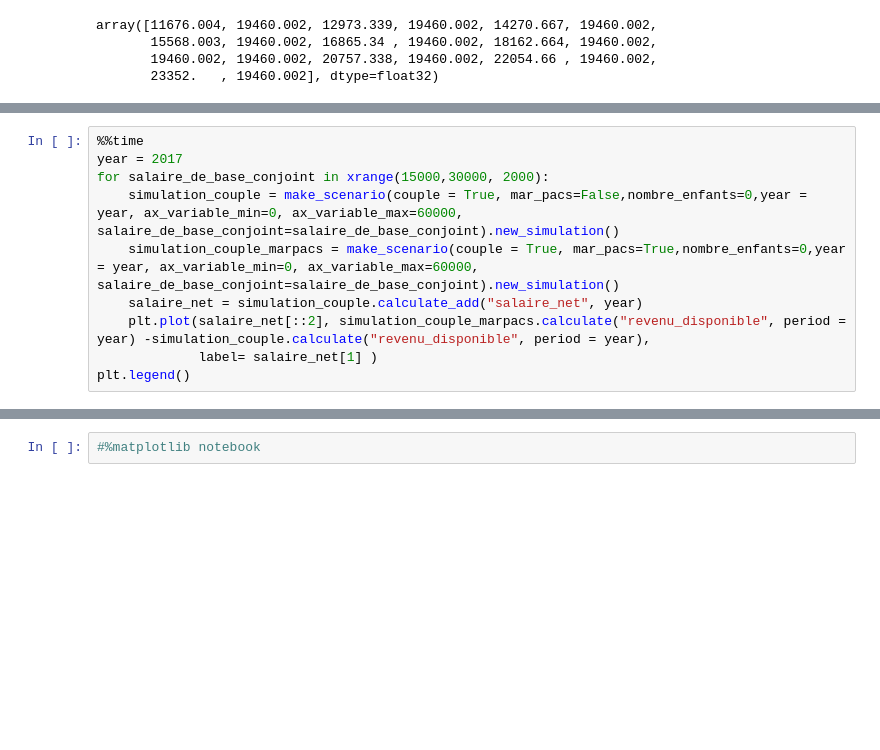
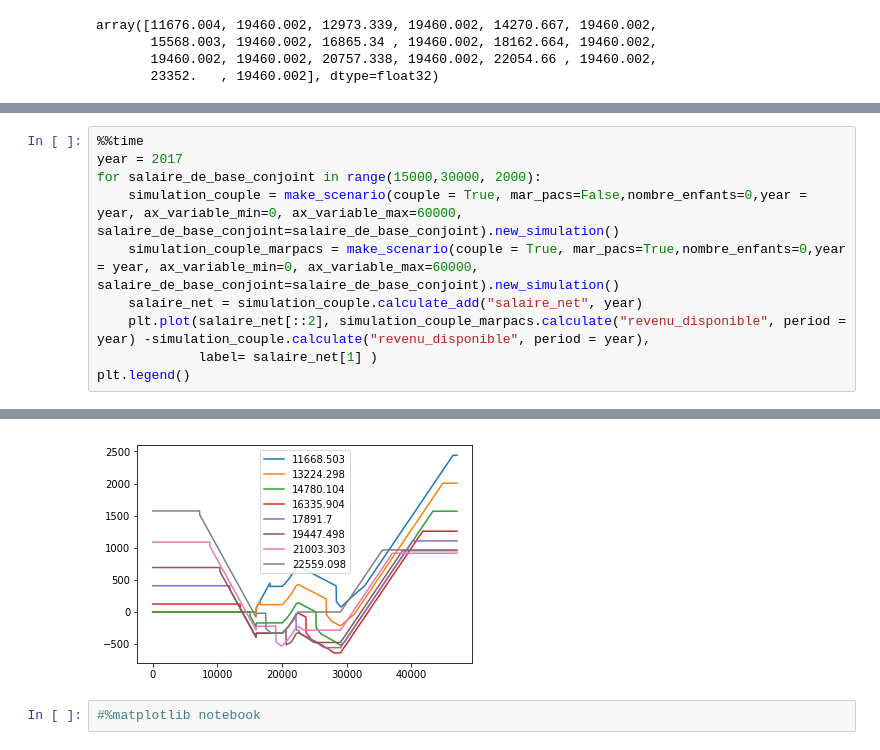
Before and after one commit to adrienpacifico/openfisca-france-notebook-story, a Jupyter notebook: notebooks/comment_fonctionne_l_Impot_sur_le_revenu_francais.ipynb, the cells around one changed output, grey strips where cells are left out. Cells and saved outputs as stored; diff of their text form; blank space fills up the shorter version.

```diff
--- a/notebooks/comment_fonctionne_l_Impot_sur_le_revenu_francais.ipynb
+++ b/notebooks/comment_fonctionne_l_Impot_sur_le_revenu_francais.ipynb
@@ -594,7 +596,7 @@ NameError: name 'xrange' is not defined
 # %%
 %%time
 year = 2017
-for salaire_de_base_conjoint in xrange(15000,30000, 2000):
+for salaire_de_base_conjoint in range(15000,30000, 2000):
     simulation_couple = make_scenario(couple = True, mar_pacs=False,nombre_enfants=0,year = year, ax_variable_min=0, ax_variable_max=60000, salaire_de_base_conjoint=salaire_de_base_conjoint).new_simulation()
     simulation_couple_marpacs = make_scenario(couple = True, mar_pacs=True,nombre_enfants=0,year = year, ax_variable_min=0, ax_variable_max=60000, salaire_de_base_conjoint=salaire_de_base_conjoint).new_simulation()
     salaire_net = simulation_couple.calculate_add("salaire_net", year)
@@ -606,3 +609,4 @@ NameError: name 'xrange' is not defined
+[figure, added]
 # %%
 #%matplotlib notebook
 # %% [markdown]
```
Also changed, not shown: parts of 7 cells of this notebook.
